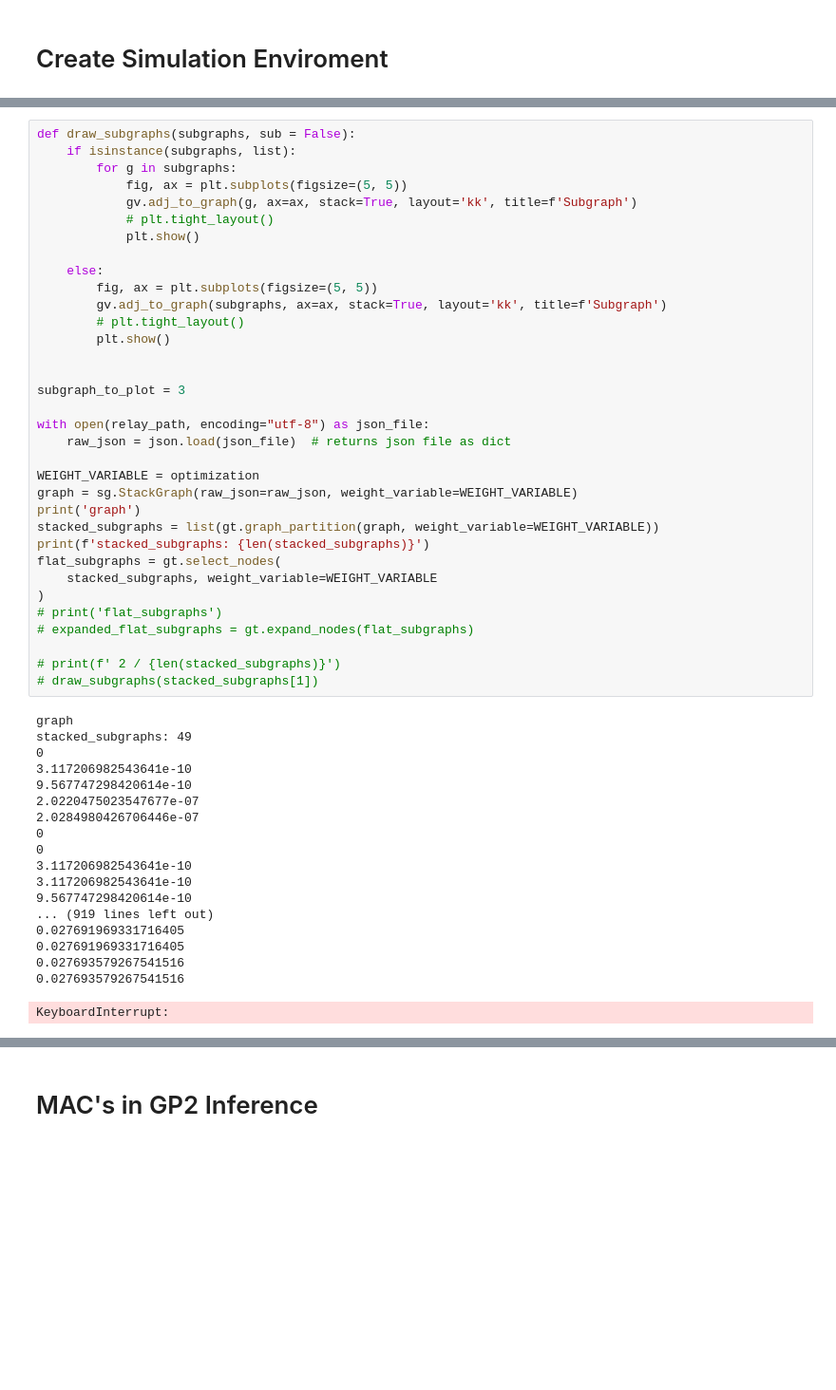
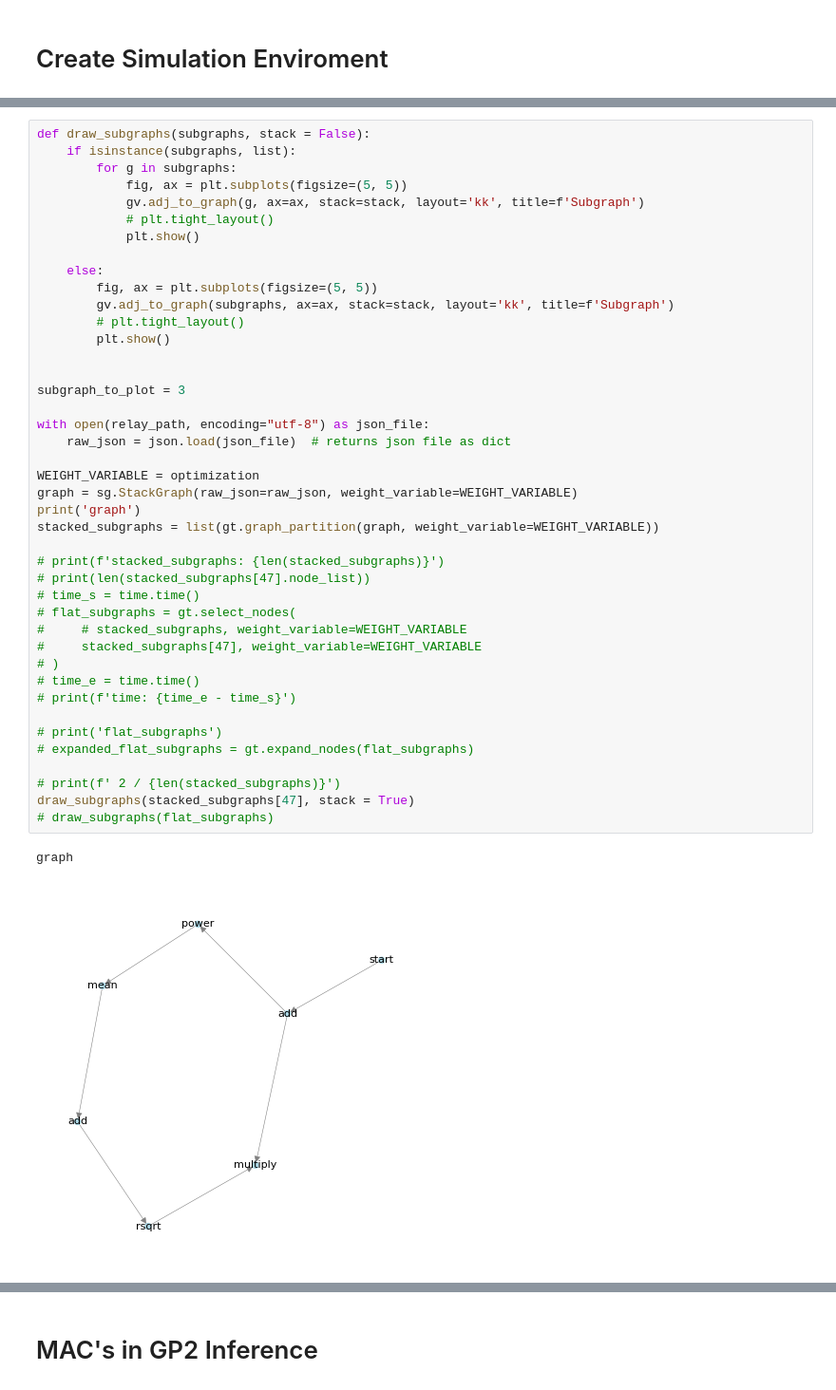
Before and after one commit to RyanTomich/LightCode, a Jupyter notebook: demo/photonic_compiler_demo.ipynb, the cells around one changed output, grey strips where cells are left out. Shown at 95% size. Cells and saved outputs as stored; diff of their text form; blank space fills up the shorter version.

Commit message:
fast search for large graphs

```diff
--- a/demo/photonic_compiler_demo.ipynb
+++ b/demo/photonic_compiler_demo.ipynb
@@ -133,55 +138,47 @@ available_hardware = hw.initilize_hardware(hardware)
 optimization = 'time'
 # optimization = 'energy'
 # %%
-def draw_subgraphs(subgraphs, sub = False):
+def draw_subgraphs(subgraphs, stack = False):
     if isinstance(subgraphs, list):
         for g in subgraphs:
             fig, ax = plt.subplots(figsize=(5, 5))
-            gv.adj_to_graph(g, ax=ax, stack=True, layout='kk', title=f'Subgraph')
+            gv.adj_to_graph(g, ax=ax, stack=stack, layout='kk', title=f'Subgraph')
             # plt.tight_layout()
             plt.show()
 
     else:
         fig, ax = plt.subplots(figsize=(5, 5))
-        gv.adj_to_graph(subgraphs, ax=ax, stack=True, layout='kk', title=f'Subgraph')
+        gv.adj_to_graph(subgraphs, ax=ax, stack=stack, layout='kk', title=f'Subgraph')
         # plt.tight_layout()
         plt.show()
 
 
 subgraph_to_plot = 3
 
 with open(relay_path, encoding="utf-8") as json_file:
     raw_json = json.load(json_file)  # returns json file as dict
 
 WEIGHT_VARIABLE = optimization
 graph = sg.StackGraph(raw_json=raw_json, weight_variable=WEIGHT_VARIABLE)
 print('graph')
 stacked_subgraphs = list(gt.graph_partition(graph, weight_variable=WEIGHT_VARIABLE))
-print(f'stacked_subgraphs: {len(stacked_subgraphs)}')
-flat_subgraphs = gt.select_nodes(
-    stacked_subgraphs, weight_variable=WEIGHT_VARIABLE
-)
+
+# print(f'stacked_subgraphs: {len(stacked_subgraphs)}')
+# print(len(stacked_subgraphs[47].node_list))
+# time_s = time.time()
+# flat_subgraphs = gt.select_nodes(
+#     # stacked_subgraphs, weight_variable=WEIGHT_VARIABLE
+#     stacked_subgraphs[47], weight_variable=WEIGHT_VARIABLE
+# )
+# time_e = time.time()
+# print(f'time: {time_e - time_s}')
+
 # print('flat_subgraphs')
 # expanded_flat_subgraphs = gt.expand_nodes(flat_subgraphs)
 
 # print(f' 2 / {len(stacked_subgraphs)}')
-# draw_subgraphs(stacked_subgraphs[1])
+draw_subgraphs(stacked_subgraphs[47], stack = True)
+# draw_subgraphs(flat_subgraphs)
 # %% [output]
 graph
-stacked_subgraphs: 49
-0
-3.117206982543641e-10
-9.567747298420614e-10
-2.0220475023547677e-07
-2.0284980426706446e-07
-0
-0
-3.117206982543641e-10
-3.117206982543641e-10
-9.567747298420614e-10
-... (919 lines left out)
-0.027691969331716405
-0.027691969331716405
-0.027693579267541516
-0.027693579267541516
-KeyboardInterrupt:
+[figure, added]
```
Also changed, not shown: parts of 3 cells of this notebook, 2 other files.
